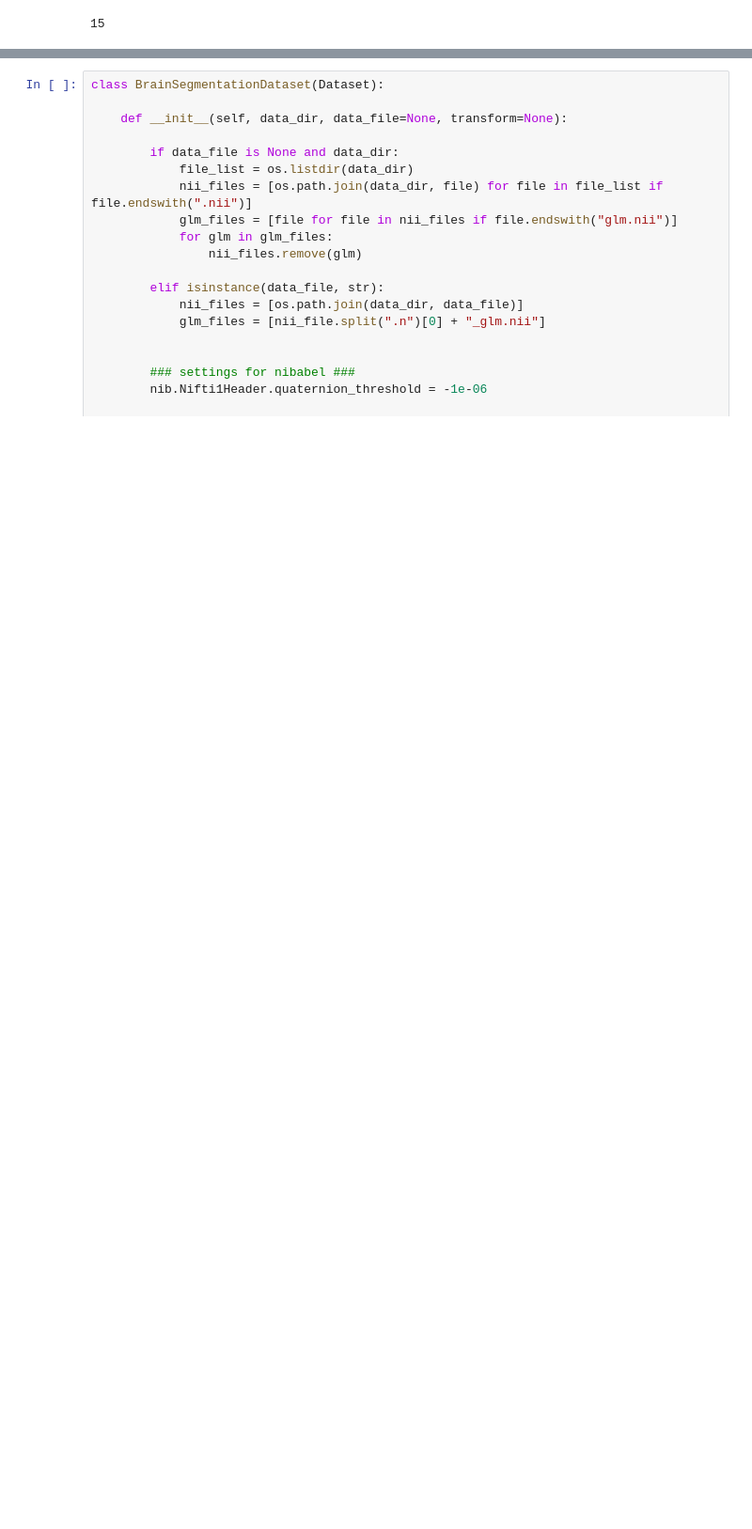
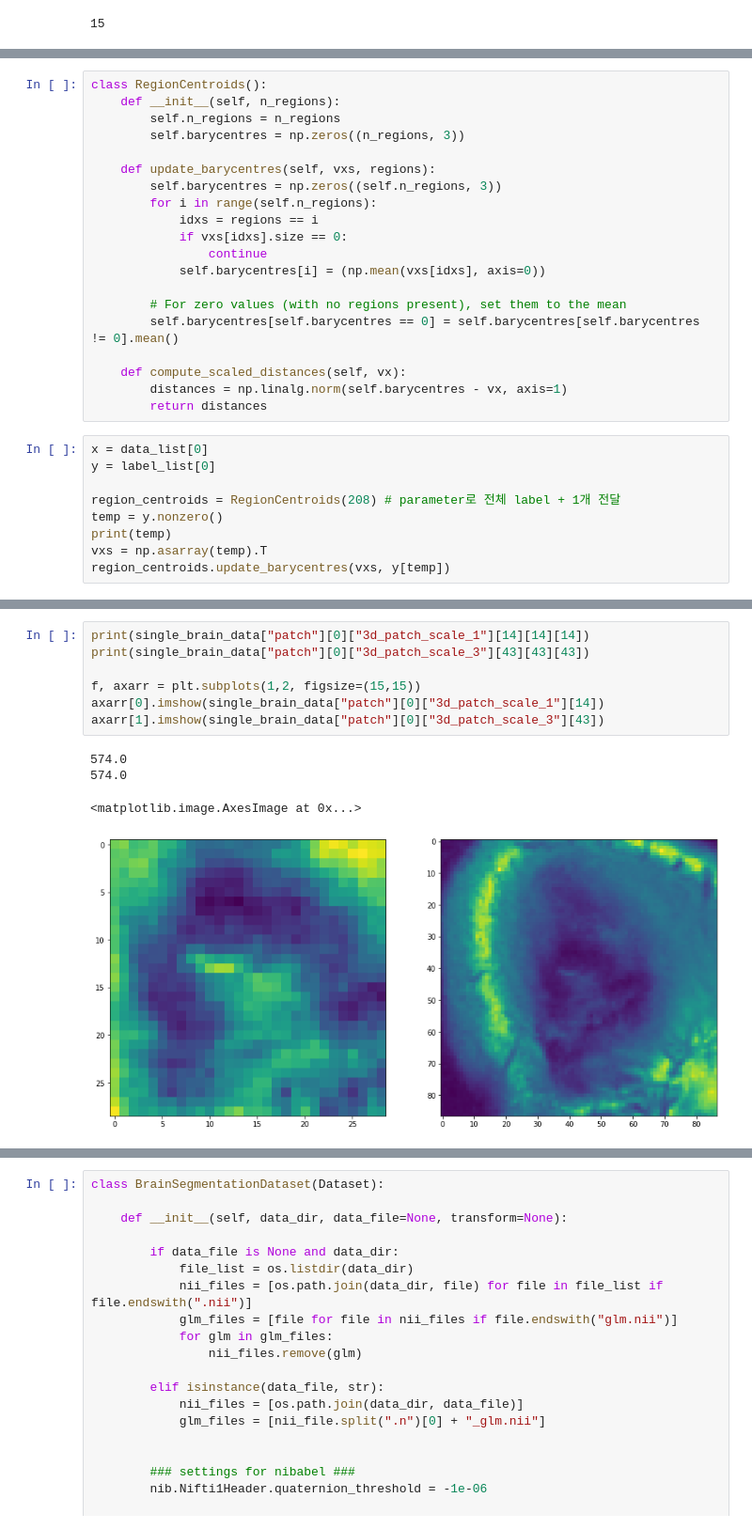
Before and after one commit to enfow/brain_segmentation, a Jupyter notebook: dataset_tester.ipynb, the cells around one changed output, grey strips where cells are left out. Shown at 94% size. Saved outputs shown, nothing was run; the diff lists cells and outputs as text; blank space fills up the shorter version.

Commit message:
set data structure and add get_patches(), get_centroid_obj()

```diff
--- a/dataset_tester.ipynb
+++ b/dataset_tester.ipynb
@@ -62,0 +105,29 @@ len(data_list)
+# %%
+class RegionCentroids():
+    def __init__(self, n_regions):
+        self.n_regions = n_regions
+        self.barycentres = np.zeros((n_regions, 3))
+
+    def update_barycentres(self, vxs, regions):
+        self.barycentres = np.zeros((self.n_regions, 3))
+        for i in range(self.n_regions):
+            idxs = regions == i
+            if vxs[idxs].size == 0:
+                continue
+            self.barycentres[i] = (np.mean(vxs[idxs], axis=0))
+
+        # For zero values (with no regions present), set them to the mean
+        self.barycentres[self.barycentres == 0] = self.barycentres[self.barycentres != 0].mean()
+
+    def compute_scaled_distances(self, vx):
+        distances = np.linalg.norm(self.barycentres - vx, axis=1)
+        return distances
+# %%
+x = data_list[0]
+y = label_list[0]
+
+region_centroids = RegionCentroids(208) # parameter로 전체 label + 1개 전달
+temp = y.nonzero()
+print(temp)
+vxs = np.asarray(temp).T
+region_centroids.update_barycentres(vxs, y[temp])
@@ -62,0 +192,12 @@ len(data_list)
+# %%
+print(single_brain_data["patch"][0]["3d_patch_scale_1"][14][14][14])
+print(single_brain_data["patch"][0]["3d_patch_scale_3"][43][43][43])
+
+f, axarr = plt.subplots(1,2, figsize=(15,15))
+axarr[0].imshow(single_brain_data["patch"][0]["3d_patch_scale_1"][14])
+axarr[1].imshow(single_brain_data["patch"][0]["3d_patch_scale_3"][43])
+# %% [output]
+574.0
+574.0
+<matplotlib.image.AxesImage at 0x...>
+[figure, added]
```
Also changed, not shown: parts of 11 cells of this notebook.
